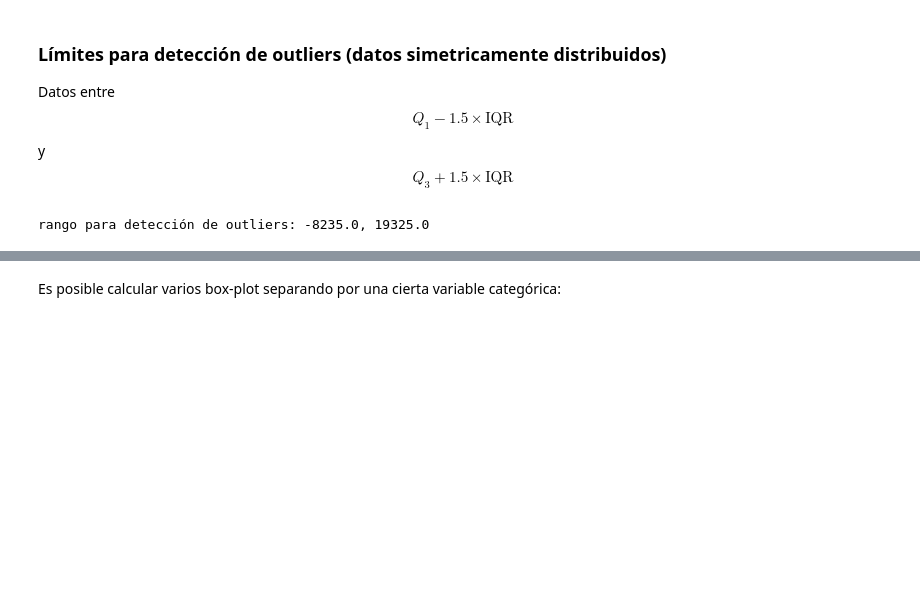
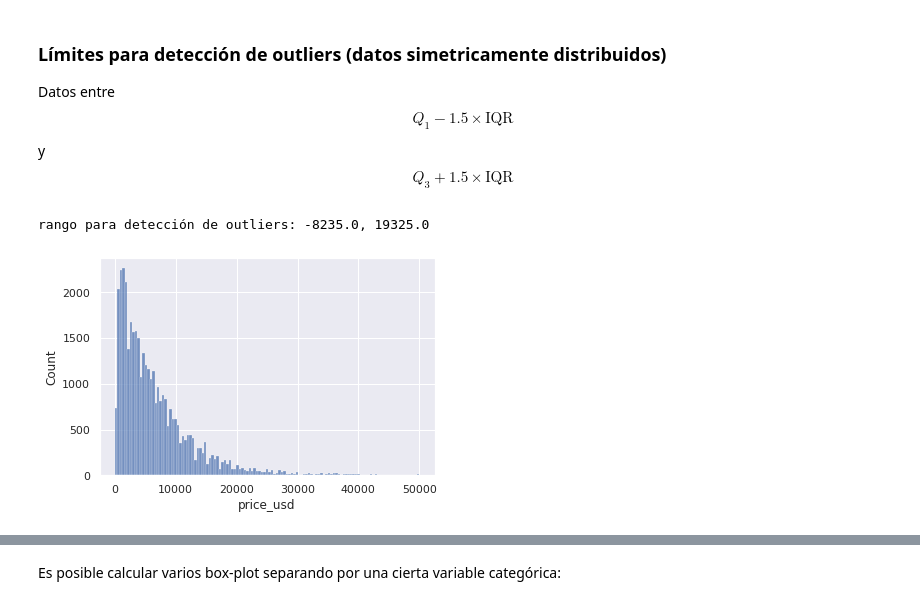
Before and after one commit to alexpin/Curso-Python, a Jupyter notebook: estadistica_descriptiva/medidas-dispersion.ipynb, the cells around one changed output, grey strips where cells are left out. Drawn from its saved outputs; the diff is of its cells as text; code cells hidden in the pictures; blank space fills up the shorter version.

```diff
--- a/estadistica_descriptiva/medidas-dispersion.ipynb
+++ b/estadistica_descriptiva/medidas-dispersion.ipynb
@@ -44,3 +46,7 @@ maxlimit = Q3 + 1.5*iqr
 print('rango para detección de outliers: {}, {}'.format(minlimit, maxlimit))
 # %% [output]
 rango para detección de outliers: -8235.0, 19325.0
+# %%
+sns.histplot(df['price_usd']);
+# %% [output]
+[figure, added]
```
Also changed, not shown: parts of 5 cells of this notebook, 1 other file.
